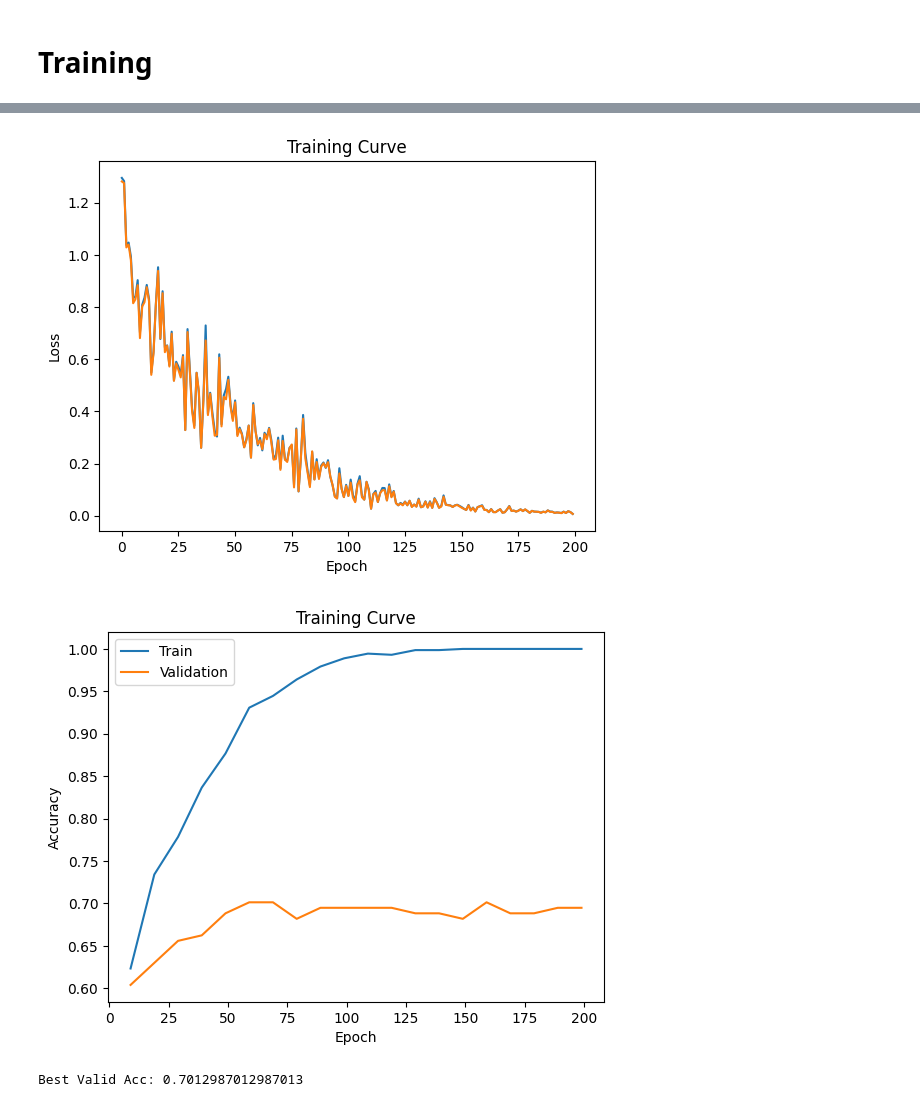
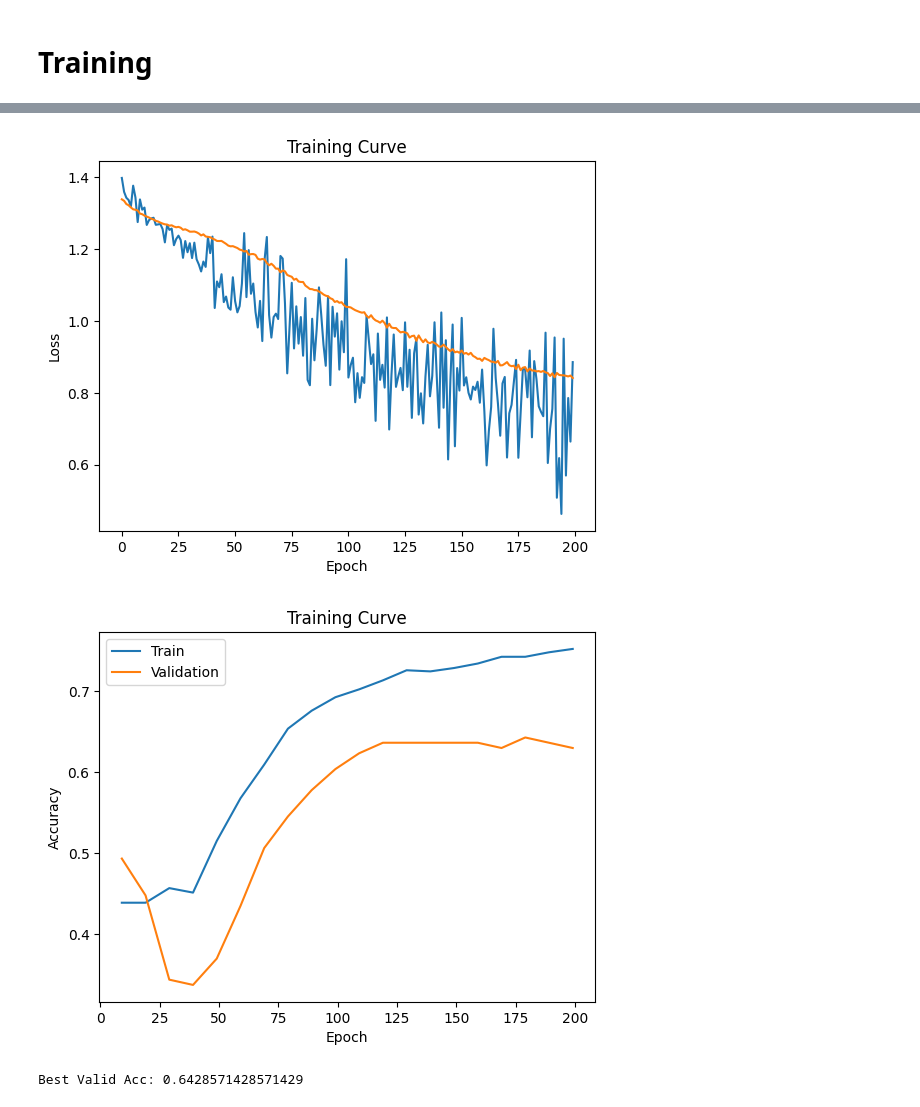
Before and after one commit to sunghwanism/FM_for_bio_signal, a Jupyter notebook: basemodel/ecg_cnn_lstm.ipynb, the cells around one changed output, grey strips where cells are left out. Saved outputs shown, nothing was run; the diff lists cells and outputs as text; code cells hidden in the pictures.

```diff
--- a/basemodel/ecg_cnn_lstm.ipynb
+++ b/basemodel/ecg_cnn_lstm.ipynb
@@ -572,7 +708,7 @@ class Classifier2D(nn.Module):
 # %%
 
 class ClassifierAN(nn.Module):
-    def __init__(self, l1 = 64, l2 = 32):
+    def __init__(self, l1 = 64, l2 = 32, out_size = 4):
         super(ClassifierAN, self).__init__()
 
         if out_size == 2:
@@ -604,0 +763,4 @@ torch.Size([32, 4])
+# %%
+model = ClassifierAN_feats()
+x = model(ecgAN,hr1D)
+x.shape
@@ -945,0 +1208,5 @@ Best Valid Acc: 0.6493506493506493
+# %%
+model = ClassifierAN(l1 = 32, l2 = 16)
+model.cuda()
+
+train_network(model, train_loaderAN, valid_loaderAN, num_epochs=200, learning_rate=0.0001);
@@ -946,8 +1239,7 @@ Best Valid Acc: 0.6493506493506493
 # %%
-#conv network
-use_cuda = True
-model= Classifier2D(hidden_size1 = 128, hidden_size2 = 64)
-model = model.cuda()
 
-train_network(model, train_loader2D, valid_loader2D, num_epochs=150, learning_rate=0.001);
+model = ClassifierAN_feats()
+model.cuda()
+
+train_network(model, train_loaderAN, valid_loaderAN, num_epochs=200, learning_rate=0.00001,num_inputs = 2);
 # %% [output]
@@ -972,7 +1269,7 @@ Best Valid Acc: 0.577922077922078
 # %%
-model = ClassifierAN()
-x = model(ecgAN)
+
+model = ClassifierAN_feats(l1 = 32, l2 = 16)
 model.cuda()
 
-train_network(model, train_loaderAN, valid_loaderAN, num_epochs=200, learning_rate=0.0001);
+train_network(model, train_loaderAN, valid_loaderAN, num_epochs=200, learning_rate=0.00001,num_inputs = 2);
 # %% [output]
@@ -999,3 +1296,3 @@ Epoch 200; Train Loss 0.006705; Train Acc 1.000000; Val loss 0.006711; Val Acc 0
-[figure, old version]
+[figure, new version]
-[figure, old version]
+[figure, new version]
-Best Valid Acc: 0.7012987012987013
+Best Valid Acc: 0.6428571428571429
```
Also changed, not shown: parts of 43 cells of this notebook.
